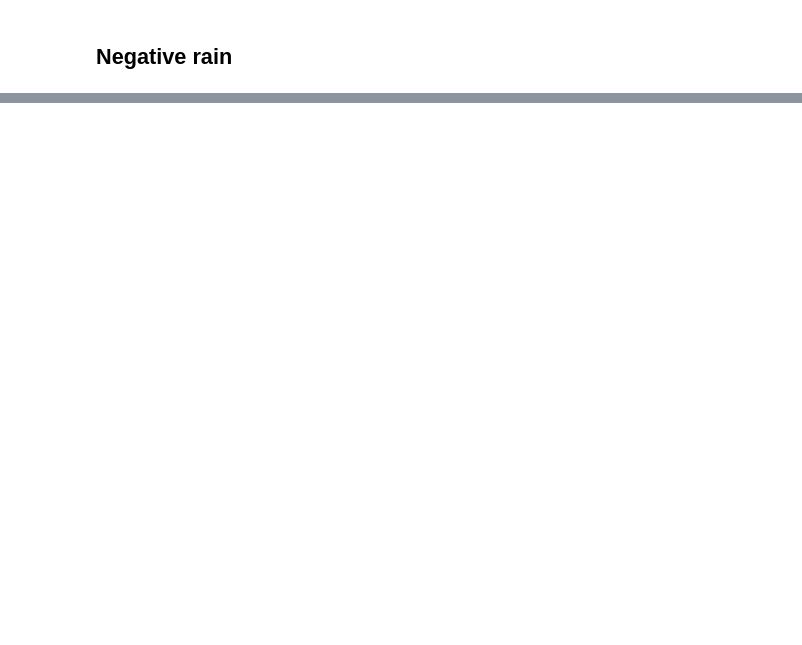
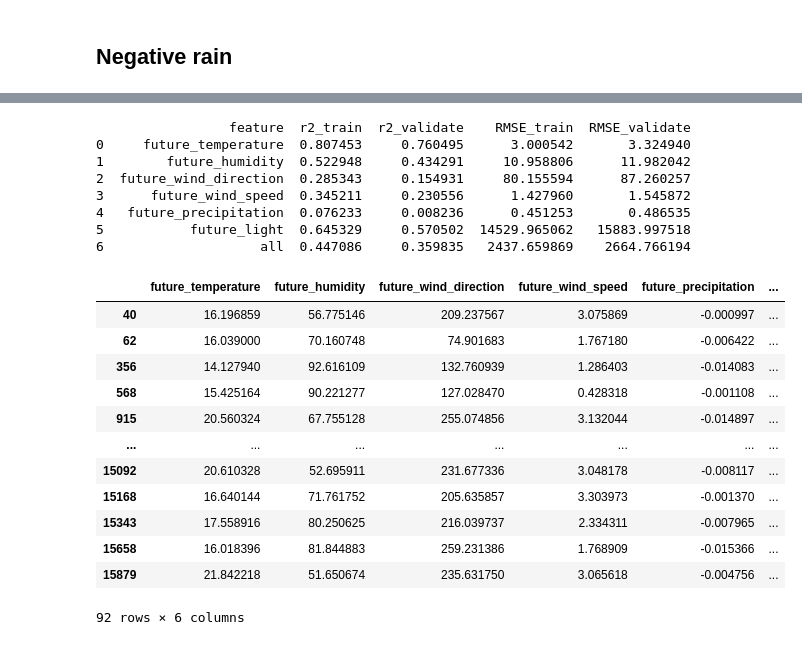
Before and after one commit to SEP4-DK1-2026/MAL, a Jupyter notebook: src/test_fpc.ipynb, the cells around one changed output, grey strips where cells are left out. Drawn from its saved outputs; the diff is of its cells as text; code cells hidden in the pictures; blank space fills up the shorter version.

```diff
--- a/src/test_fpc.ipynb
+++ b/src/test_fpc.ipynb
@@ -347,11 +398,10 @@ Pipeline(steps=[('preprocessor',
 5           future_light  0.678874     0.519950  11766.667912   13682.564067
 6                    all  0.653331     0.470591   1971.953529    2293.163747
 # %%
-model = MultiOutputRegressor(HistGradientBoostingRegressor(max_depth=10, random_state=SEED))
 model = Pipeline([
-    ("preprocessor", preprocessor_base),
-    ("model", model)
+    ("preprocessor", preprocessor_no_time_split),
+    ("model", get_best_model())
 ])
-fit_and_score(model, sets_iot)
+fit_and_score(model, sets_limited)
 # %% [output]
                  feature  r2_train  r2_validate    RMSE_train  RMSE_validate
@@ -371,0 +415,6 @@ fit_and_score(model, sets_limited)
+# %%
+model = Pipeline([
+    ("preprocessor", preprocessor_base),
+    ("model", get_best_model())
+])
+fit_and_score(model, sets_limited)
@@ -372,7 +430,6 @@ fit_and_score(model, sets_limited)
 # %%
-model = MultiOutputRegressor(HistGradientBoostingRegressor(max_depth=10, random_state=SEED))
 model = Pipeline([
     ("preprocessor", preprocessor_cyclic),
-    ("model", model)
+    ("model", get_best_model())
 ])
 fit_and_score(model, sets_limited)
@@ -462,15 +626,17 @@ for include_year in [True, False]:
 # %% [markdown]
 ## Cyclic wind direction
 # %%
-preprocessor = Pipeline([
-    ("NaN_dropper", FunctionTransformer(drop_nan)),
-    ("time_spliter", FunctionTransformer(lambda X: split_time(X, year=False, make_cyclic=True))),
-    ("wind_dir_cyclic", FunctionTransformer(lambda X: encode_cyclic(X, "wind_direction", 0, 360, remove_old=False))),
-    ("wind_dir_dropper", FunctionTransformer(lambda X: drop_columns(X, ["wind_direction"])))
-])
 model = Pipeline([
-    ("preprocessor", preprocessor),
-    ("model", best_model)
+    ("preprocessor", preprocessor_cyclic_no_year),
+    ("model", get_best_model())
 ])
 
 fit_and_score(model, sets_limited)
+
+model = Pipeline([
+    ("preprocessor", preprocessor_cyclic_no_year),
+    ("wind_dir_cyclic", FunctionTransformer(lambda X: encode_cyclic(X, "wind_direction", 0, 360, remove_old=True))),
+    ("model", get_best_model())
+])
+
+fit_and_score(model, sets_limited)
@@ -485,15 +684,37 @@ predictions[predictions["future_precipitation"] < 0]
 # %%
 def add_is_raining(X):
     X["is_raining"] = (X["precipitation"] > 0).astype(int)
     return X
 
 model = Pipeline([
-    ("preprocessor", preprocessor_cyclic),
+    ("preprocessor", preprocessor_cyclic_no_year),
     ("is_raining", FunctionTransformer(add_is_raining)),
-    ("model", best_model),
+    ("model", get_best_model()),
 ])
 
 fit_and_score(model, sets_limited)
 
 predictions = pd.DataFrame(model.predict(sets_limited[1][0]), columns=sets_limited[1][1].columns)
 predictions[predictions["future_precipitation"] < 0]
+# %% [output]
+                 feature  r2_train  r2_validate    RMSE_train  RMSE_validate
+0     future_temperature  0.807453     0.760495      3.000542       3.324940
+1        future_humidity  0.522948     0.434291     10.958806      11.982042
+2  future_wind_direction  0.285343     0.154931     80.155594      87.260257
+3      future_wind_speed  0.345211     0.230556      1.427960       1.545872
+4   future_precipitation  0.076233     0.008236      0.451253       0.486535
+5           future_light  0.645329     0.570502  14529.965062   15883.997518
+6                    all  0.447086     0.359835   2437.659869    2664.766194
+|  | future_temperature | future_humidity | future_wind_direction | future_wind_speed | future_precipitation | ... |
+| 40 | 16.196859 | 56.775146 | 209.237567 | 3.075869 | -0.000997 | ... |
+| 62 | 16.039000 | 70.160748 | 74.901683 | 1.767180 | -0.006422 | ... |
+| 356 | 14.127940 | 92.616109 | 132.760939 | 1.286403 | -0.014083 | ... |
+| 568 | 15.425164 | 90.221277 | 127.028470 | 0.428318 | -0.001108 | ... |
+| 915 | 20.560324 | 67.755128 | 255.074856 | 3.132044 | -0.014897 | ... |
+| ... | ... | ... | ... | ... | ... | ... |
+| 15092 | 20.610328 | 52.695911 | 231.677336 | 3.048178 | -0.008117 | ... |
+| 15168 | 16.640144 | 71.761752 | 205.635857 | 3.303973 | -0.001370 | ... |
+| 15343 | 17.558916 | 80.250625 | 216.039737 | 2.334311 | -0.007965 | ... |
+| 15658 | 16.018396 | 81.844883 | 259.231386 | 1.768909 | -0.015366 | ... |
+| 15879 | 21.842218 | 51.650674 | 235.631750 | 3.065618 | -0.004756 | ... |
+92 rows × 6 columns
```
Also changed, not shown: parts of 28 cells of this notebook.
